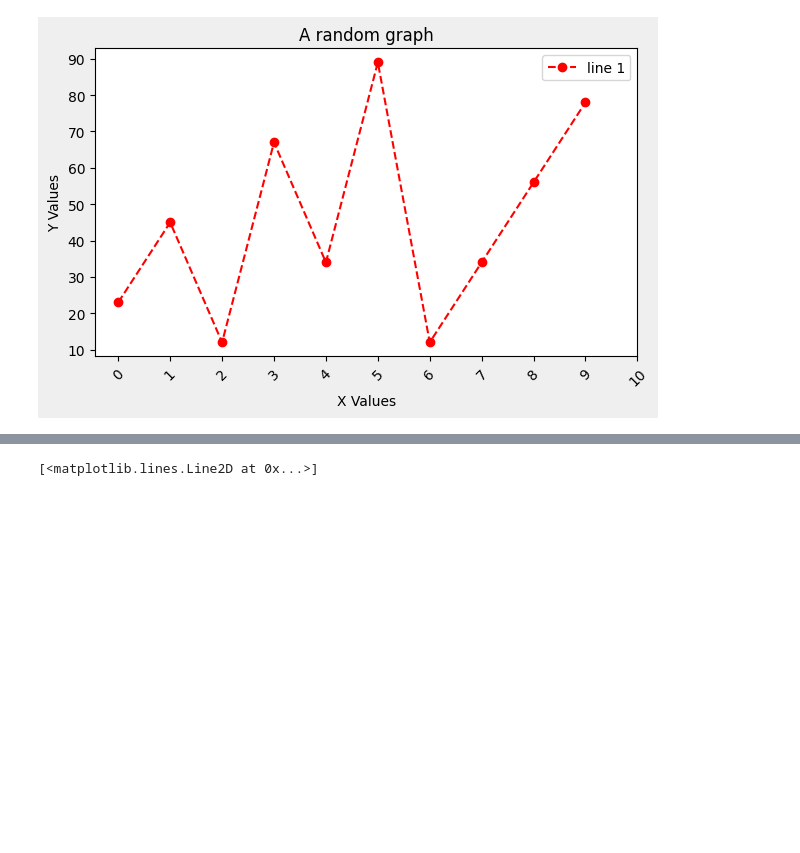
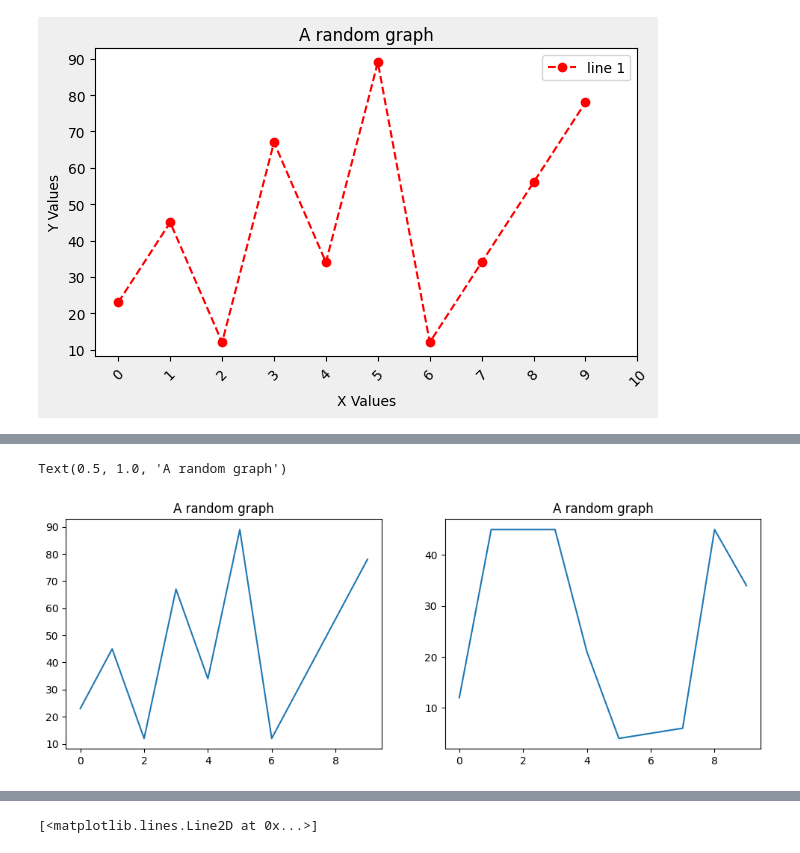
Before and after one commit to Ankidec/Data-Analysis, a Jupyter notebook: visulization.ipynb, the cells around one changed output, grey strips where cells are left out. Drawn from its saved outputs; the diff is of its cells as text; code cells hidden in the pictures; blank space fills up the shorter version.

```diff
--- a/visulization.ipynb
+++ b/visulization.ipynb
@@ -58,0 +84,9 @@ plt.show()
+# %%
+fig, (ax1,ax2) = plt.subplots(ncols=2, figsize=(12, 4))
+ax1.plot(x, y)
+ax1.set_title("A random graph")
+ax2.plot(x, z)
+ax2.set_title("A random graph")
+# %% [output]
+Text(0.5, 1.0, 'A random graph')
+[figure, added]
```
Also changed, not shown: parts of 18 cells of this notebook.
